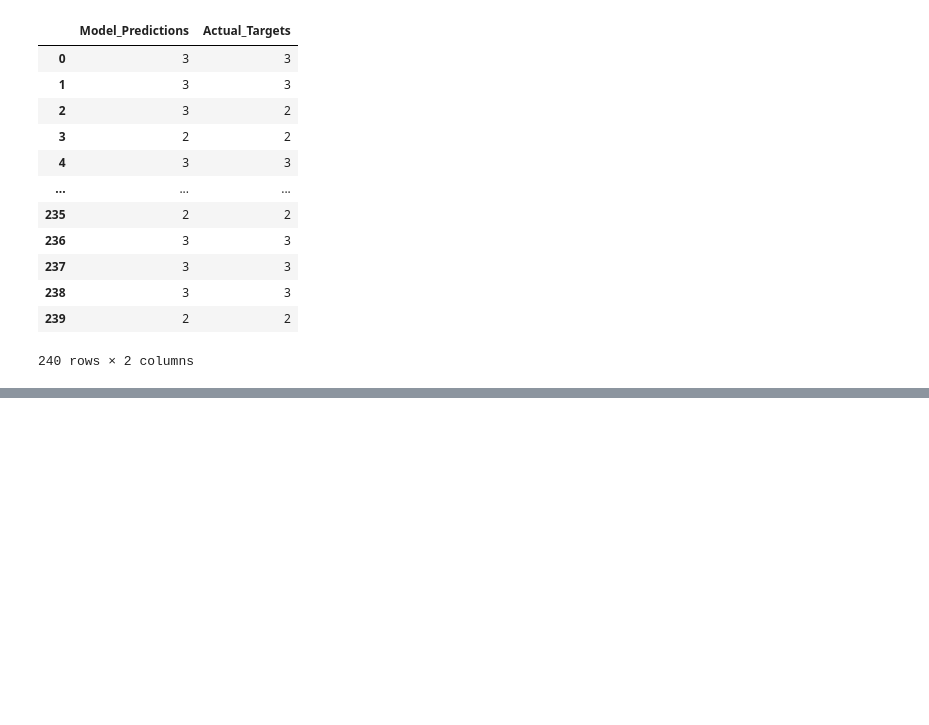
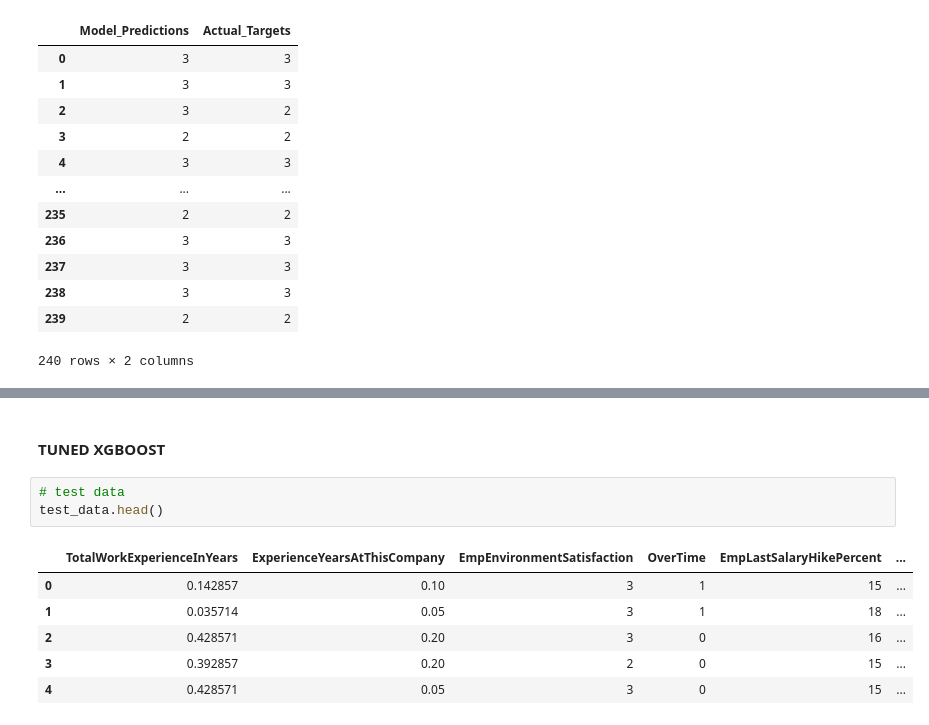
Before and after one commit to shanusaras/Employees_performance_analysis, a Jupyter notebook: src/models/predict_model.ipynb, the cells around one changed output, grey strips where cells are left out. Saved outputs shown, nothing was run; the diff lists cells and outputs as text; blank space fills up the shorter version.

```diff
--- a/src/models/predict_model.ipynb
+++ b/src/models/predict_model.ipynb
@@ -152,0 +246,12 @@ COMPARISON WITH THE ACTUAL TARGET VALUES:
+# %% [markdown]
+#### **TUNED XGBOOST**
+# %%
+# test data
+test_data.head()
+# %% [output]
+|  | TotalWorkExperienceInYears | ExperienceYearsAtThisCompany | EmpEnvironmentSatisfaction | OverTime | EmpLastSalaryHikePercent | ... |
+| 0 | 0.142857 | 0.10 | 3 | 1 | 15 | ... |
+| 1 | 0.035714 | 0.05 | 3 | 1 | 18 | ... |
+| 2 | 0.428571 | 0.20 | 3 | 0 | 16 | ... |
+| 3 | 0.392857 | 0.20 | 2 | 0 | 15 | ... |
+| 4 | 0.428571 | 0.05 | 3 | 0 | 15 | ... |
```
Also changed, not shown: parts of 18 cells of this notebook.
